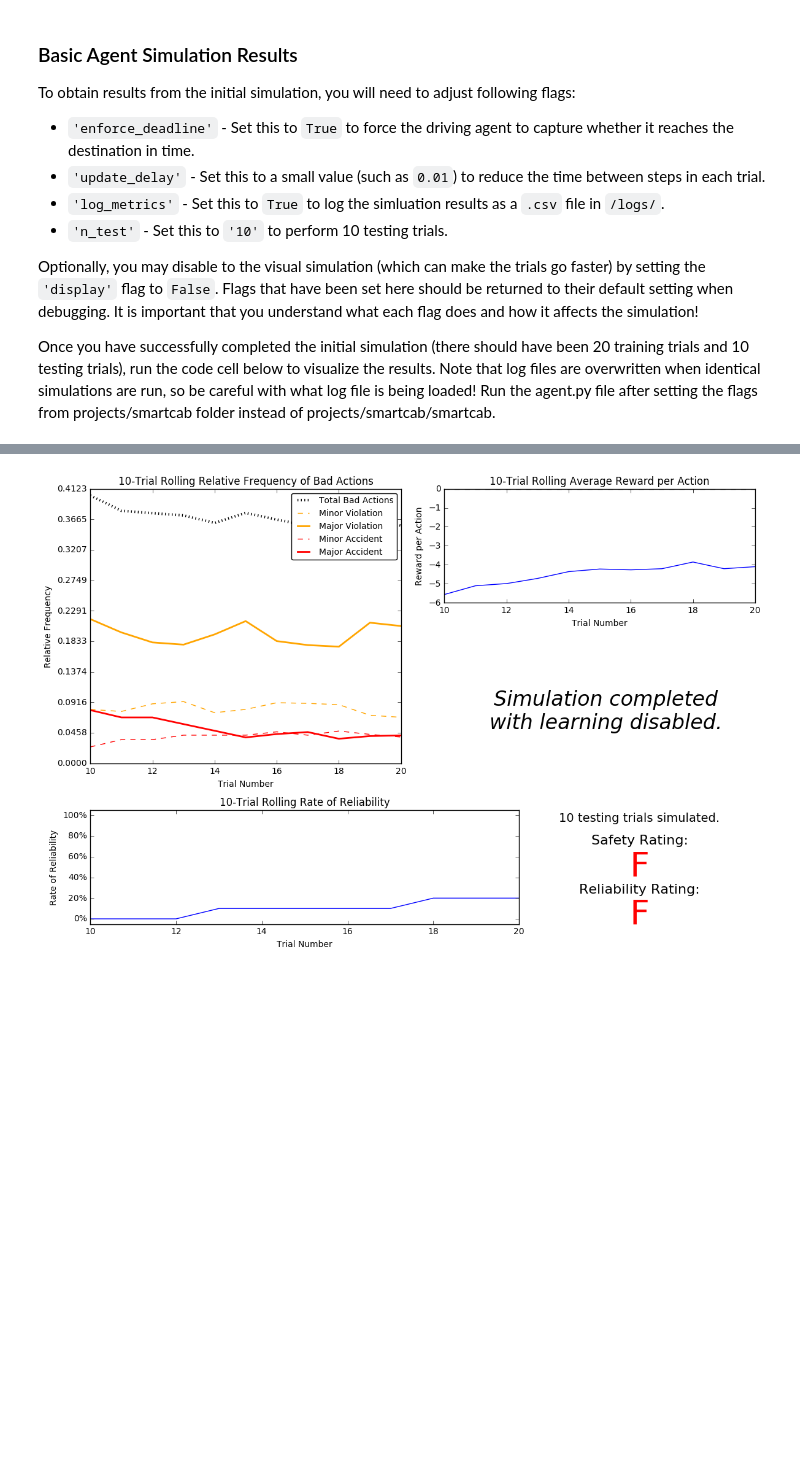
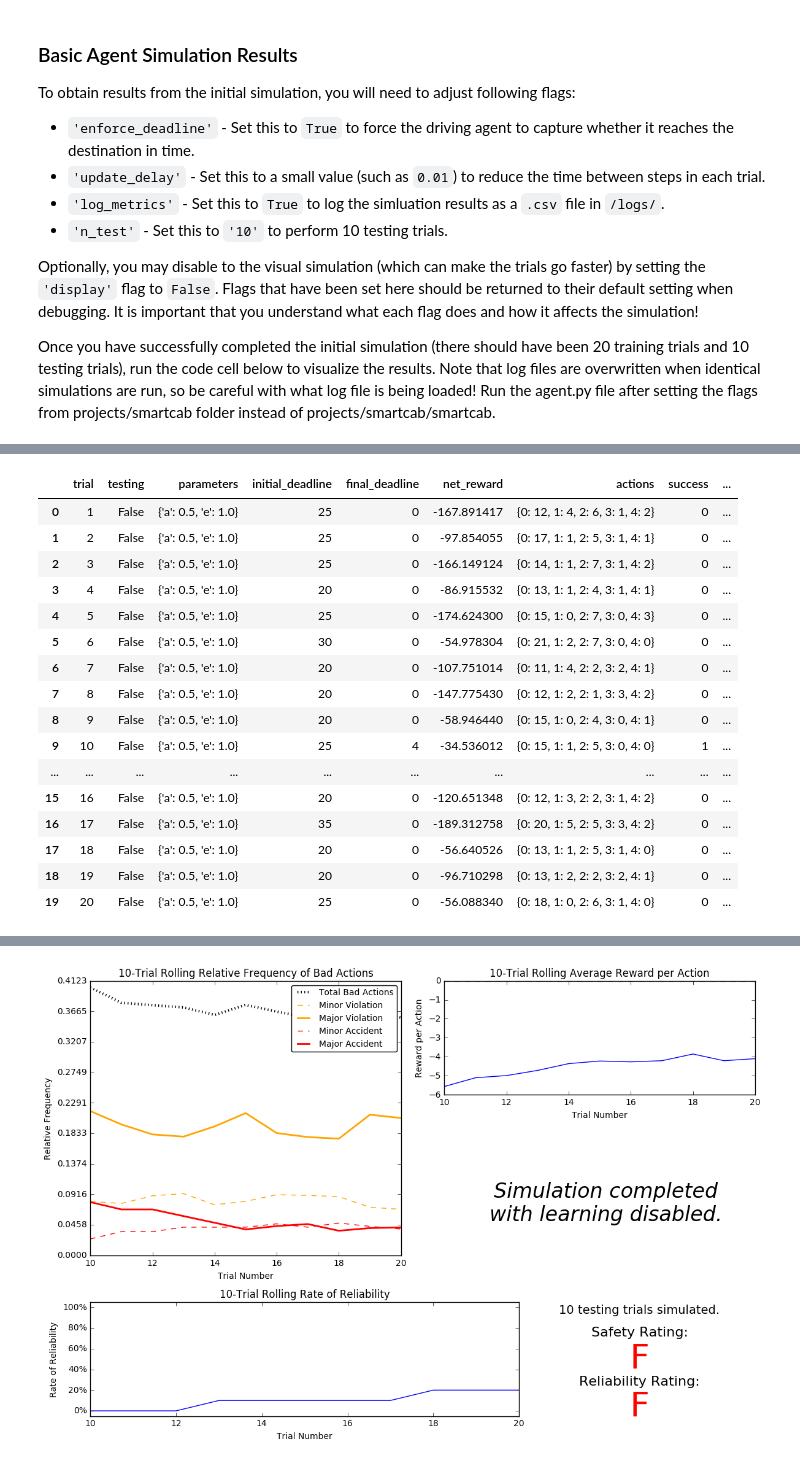
Before and after one commit to cjammi/machine-learning, a Jupyter notebook: projects/smartcab/smartcab.ipynb, the cells around one changed output, grey strips where cells are left out. Saved outputs shown, nothing was run; the diff lists cells and outputs as text; code cells hidden in the pictures; blank space fills up the shorter version.

```diff
--- a/projects/smartcab/smartcab.ipynb
+++ b/projects/smartcab/smartcab.ipynb
@@ -89,0 +123,23 @@ import random
+# %%
+training_data = data[data['testing'] == False]
+#trial = training_data.dropna()
+#trial
+training_data
+# %% [output]
+|  | trial | testing | parameters | initial_deadline | final_deadline | net_reward | actions | success | ... |
+| 0 | 1 | False | {'a': 0.5, 'e': 1.0} | 25 | 0 | -167.891417 | {0: 12, 1: 4, 2: 6, 3: 1, 4: 2} | 0 | ... |
+| 1 | 2 | False | {'a': 0.5, 'e': 1.0} | 25 | 0 | -97.854055 | {0: 17, 1: 1, 2: 5, 3: 1, 4: 1} | 0 | ... |
+| 2 | 3 | False | {'a': 0.5, 'e': 1.0} | 25 | 0 | -166.149124 | {0: 14, 1: 1, 2: 7, 3: 1, 4: 2} | 0 | ... |
+| 3 | 4 | False | {'a': 0.5, 'e': 1.0} | 20 | 0 | -86.915532 | {0: 13, 1: 1, 2: 4, 3: 1, 4: 1} | 0 | ... |
+| 4 | 5 | False | {'a': 0.5, 'e': 1.0} | 25 | 0 | -174.624300 | {0: 15, 1: 0, 2: 7, 3: 0, 4: 3} | 0 | ... |
+| 5 | 6 | False | {'a': 0.5, 'e': 1.0} | 30 | 0 | -54.978304 | {0: 21, 1: 2, 2: 7, 3: 0, 4: 0} | 0 | ... |
+| 6 | 7 | False | {'a': 0.5, 'e': 1.0} | 20 | 0 | -107.751014 | {0: 11, 1: 4, 2: 2, 3: 2, 4: 1} | 0 | ... |
+| 7 | 8 | False | {'a': 0.5, 'e': 1.0} | 20 | 0 | -147.775430 | {0: 12, 1: 2, 2: 1, 3: 3, 4: 2} | 0 | ... |
+| 8 | 9 | False | {'a': 0.5, 'e': 1.0} | 20 | 0 | -58.946440 | {0: 15, 1: 0, 2: 4, 3: 0, 4: 1} | 0 | ... |
+| 9 | 10 | False | {'a': 0.5, 'e': 1.0} | 25 | 4 | -34.536012 | {0: 15, 1: 1, 2: 5, 3: 0, 4: 0} | 1 | ... |
+| ... | ... | ... | ... | ... | ... | ... | ... | ... | ... |
+| 15 | 16 | False | {'a': 0.5, 'e': 1.0} | 20 | 0 | -120.651348 | {0: 12, 1: 3, 2: 2, 3: 1, 4: 2} | 0 | ... |
+| 16 | 17 | False | {'a': 0.5, 'e': 1.0} | 35 | 0 | -189.312758 | {0: 20, 1: 5, 2: 5, 3: 3, 4: 2} | 0 | ... |
+| 17 | 18 | False | {'a': 0.5, 'e': 1.0} | 20 | 0 | -56.640526 | {0: 13, 1: 1, 2: 5, 3: 1, 4: 0} | 0 | ... |
+| 18 | 19 | False | {'a': 0.5, 'e': 1.0} | 20 | 0 | -96.710298 | {0: 13, 1: 2, 2: 2, 3: 2, 4: 1} | 0 | ... |
+| 19 | 20 | False | {'a': 0.5, 'e': 1.0} | 25 | 0 | -56.088340 | {0: 18, 1: 0, 2: 6, 3: 1, 4: 0} | 0 | ... |
```
Also changed, not shown: parts of 8 cells of this notebook.
